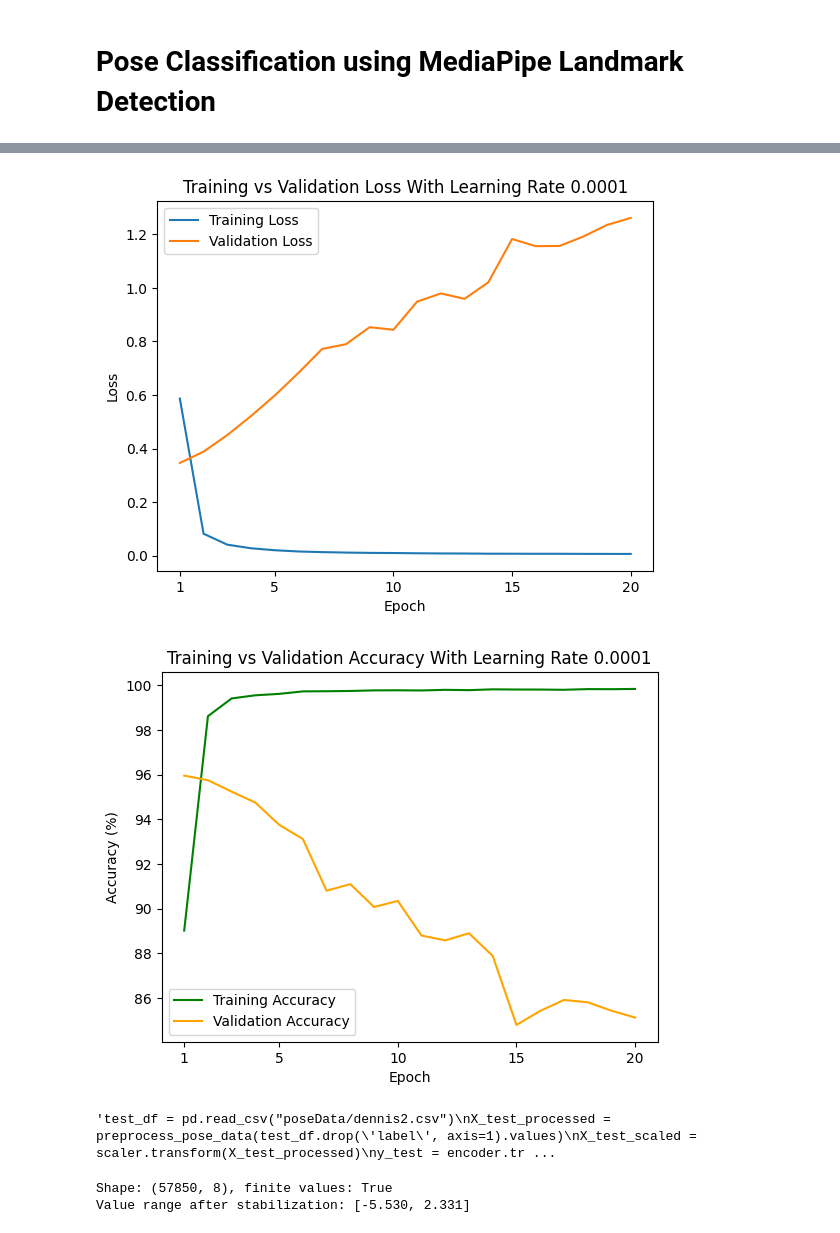
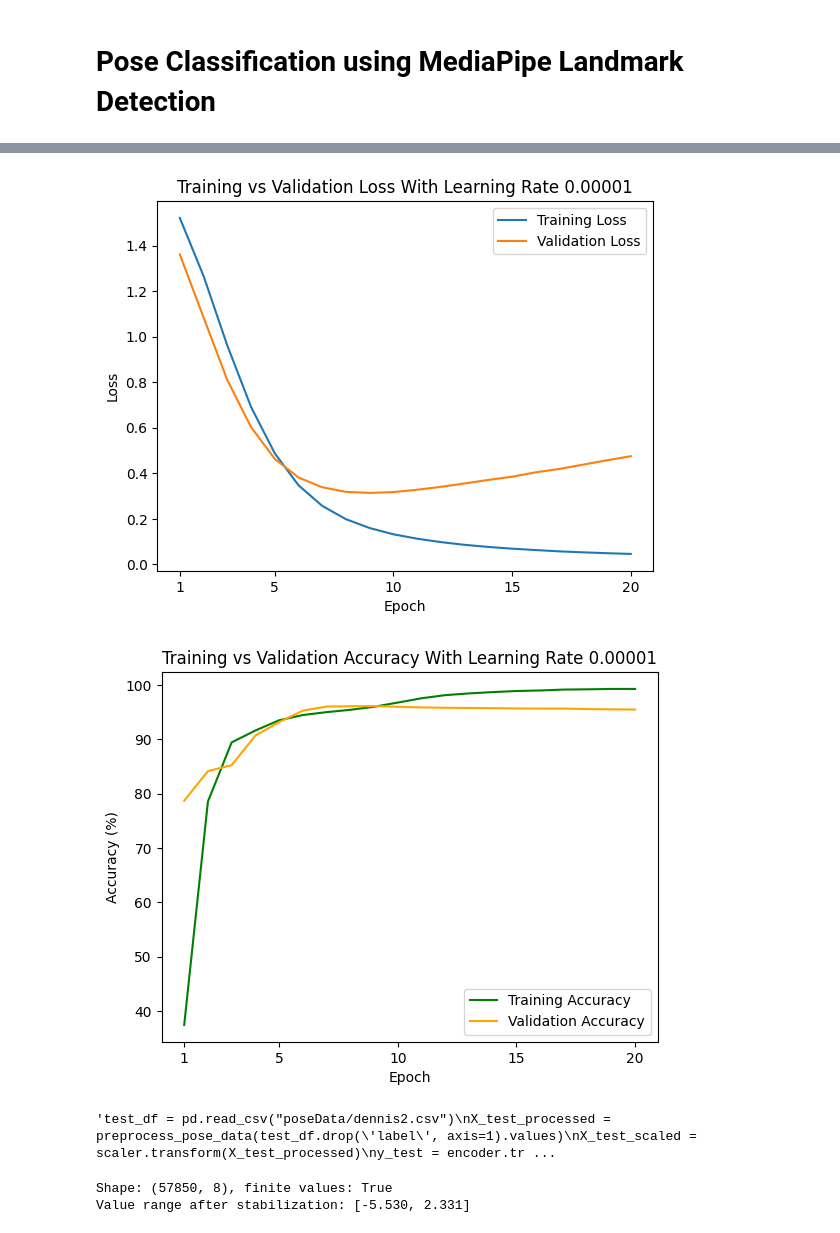
Before and after one commit to AmyJose/gameception, a Jupyter notebook: classificationModels/pose_classification.ipynb, the cells around one changed output, grey strips where cells are left out. Saved outputs shown, nothing was run; the diff lists cells and outputs as text; code cells hidden in the pictures.

```diff
--- a/classificationModels/pose_classification.ipynb
+++ b/classificationModels/pose_classification.ipynb
@@ -220,7 +220,7 @@ class PoseClassifier(nn.Module):
 
 model = PoseClassifier()
 criterion = nn.CrossEntropyLoss()
-learning_rate = lr = 1e-4
+learning_rate = lr = 1e-5
 optimizer = torch.optim.Adam(model.parameters(), lr=learning_rate)
 batch_size = 64
 epochs = 20
@@ -294,7 +294,7 @@ plt.plot(epoch_range, test_losses, label="Validation Loss")
 
 plt.xlabel("Epoch")
 plt.ylabel("Loss")
-plt.title("Training vs Validation Loss With Learning Rate 0.0001")
+plt.title("Training vs Validation Loss With Learning Rate 0.00001")
 plt.xticks(epoch_ticks)
 plt.legend()
 plt.show()
@@ -303,7 +303,7 @@ plt.plot(epoch_range, [acc * 100 for acc in train_accuracies], label="Training A
 plt.plot(epoch_range, [acc * 100 for acc in val_accuracies], label="Validation Accuracy", color="orange")
 plt.xlabel("Epoch")
 plt.ylabel("Accuracy (%)")
-plt.title("Training vs Validation Accuracy With Learning Rate 0.0001")
+plt.title("Training vs Validation Accuracy With Learning Rate 0.00001")
 plt.xticks(epoch_ticks)
 plt.legend()
 plt.show()
@@ -367,6 +367,6 @@ Train Accuracy: 99.8%
 Done!
-[figure, old version]
+[figure, new version]
-[figure, old version]
+[figure, new version]
 'test_df = pd.read_csv("poseData/dennis2.csv")\nX_test_processed = preprocess_pose_data(test_df.drop(\'label\', axis=1).values)\nX_test_scaled = scaler.transform(X_test_processed)\ny_test = encoder.tr ...
 # %%
 # K-means clustering analysis on pose features
```
Also changed, not shown: parts of 1 cell of this notebook, 2 other files.
